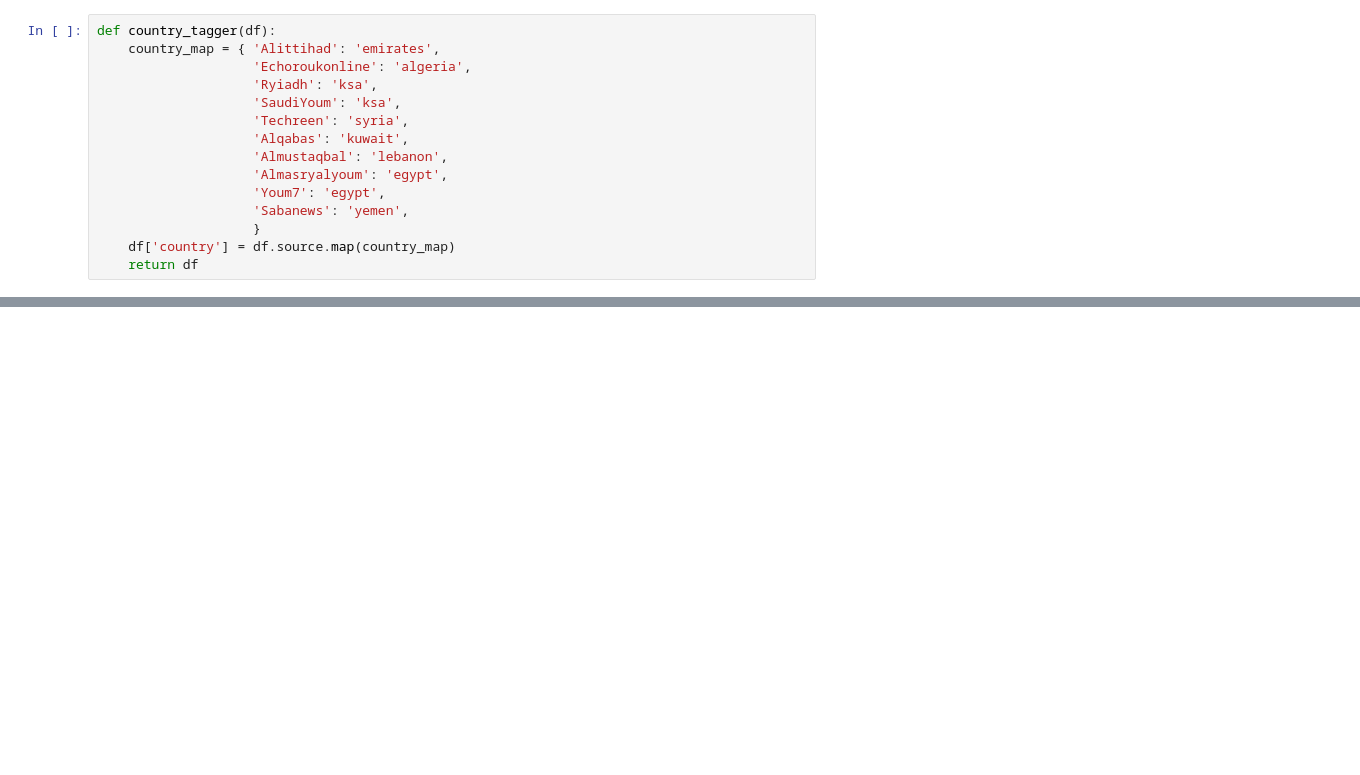
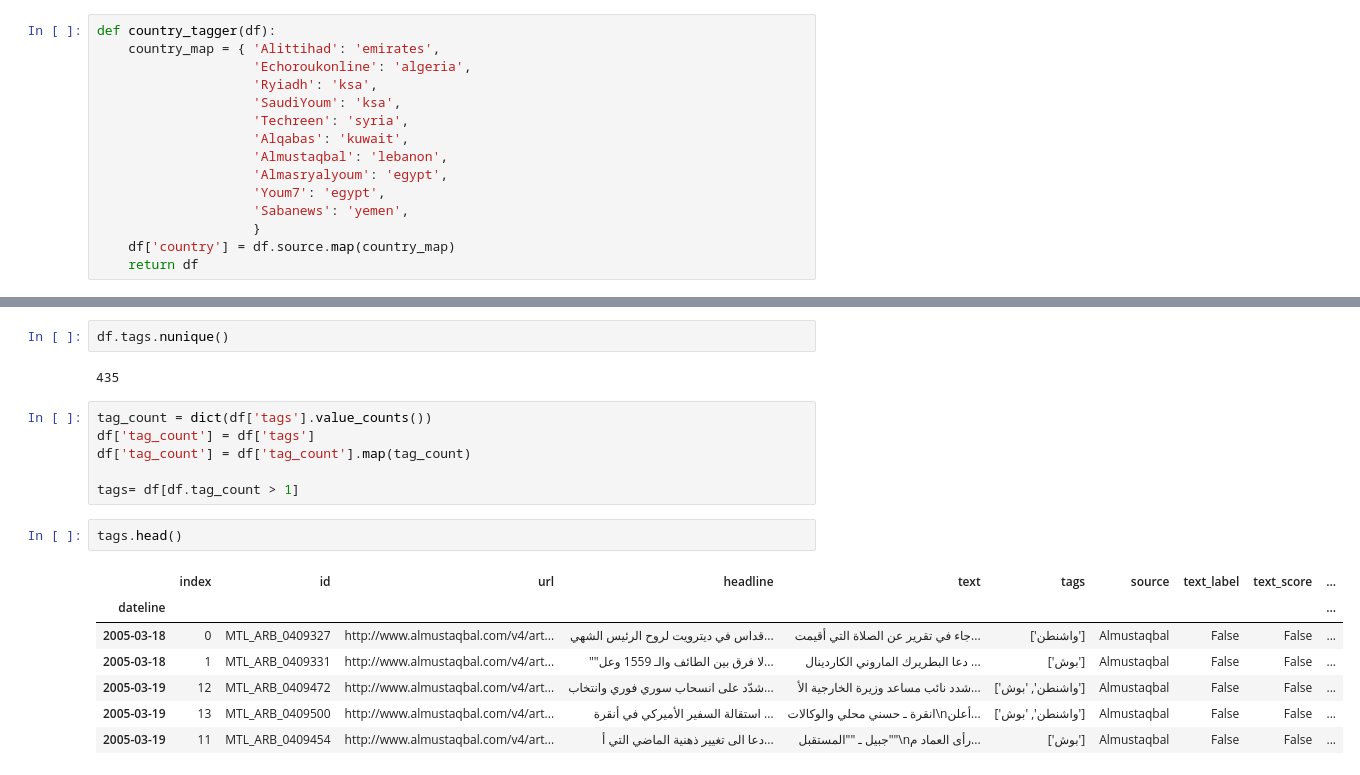
Before and after one commit to Rachuig-Green-Rackley-Shiben/arabic_media_nlp_project, a Jupyter notebook: paigework/exploration.ipynb, the cells around one changed output, grey strips where cells are left out. Drawn from its saved outputs; the diff is of its cells as text; blank space fills up the shorter version.

```diff
--- a/paigework/exploration.ipynb
+++ b/paigework/exploration.ipynb
@@ -174,0 +234,20 @@ plt.legend()
+# %%
+df.tags.nunique()
+# %% [output]
+435
+# %%
+tag_count = dict(df['tags'].value_counts())
+df['tag_count'] = df['tags']
+df['tag_count'] = df['tag_count'].map(tag_count)
+
+tags= df[df.tag_count > 1]
+# %%
+tags.head()
+# %% [output]
+|  | index | id | url | headline | text | tags | source | text_label | text_score | ... |
+| dateline |  |  |  |  |  |  |  |  |  | ... |
+| 2005-03-18 | 0 | MTL_ARB_0409327 | http://www.almustaqbal.com/v4/art... | قداس في ديترويت لروح الرئيس الشهي... | جاء في تقرير عن الصلاة التي أقيمت... | ['واشنطن'] | Almustaqbal | False | False | ... |
+| 2005-03-18 | 1 | MTL_ARB_0409331 | http://www.almustaqbal.com/v4/art... | ""لا فرق بين الطائف والـ 1559 وعل... | دعا البطريرك الماروني الكاردينال ... | ['بوش'] | Almustaqbal | False | False | ... |
+| 2005-03-19 | 12 | MTL_ARB_0409472 | http://www.almustaqbal.com/v4/art... | شدّد على انسحاب سوري فوري وانتخاب... | شدد نائب مساعد وزيرة الخارجية الأ... | ['واشنطن', 'بوش'] | Almustaqbal | False | False | ... |
+| 2005-03-19 | 13 | MTL_ARB_0409500 | http://www.almustaqbal.com/v4/art... | استقالة السفير الأميركي في أنقرة ... | انقرة ـ حسني محلي والوكالات\nأعلن... | ['واشنطن', 'بوش'] | Almustaqbal | False | False | ... |
+| 2005-03-19 | 11 | MTL_ARB_0409454 | http://www.almustaqbal.com/v4/art... | دعا الى تغيير ذهنية الماضي التي أ... | جبيل ـ ""المستقبل""\nرأى العماد م... | ['بوش'] | Almustaqbal | False | False | ... |
```
Also changed, not shown: parts of 31 cells of this notebook, 1 other file.
